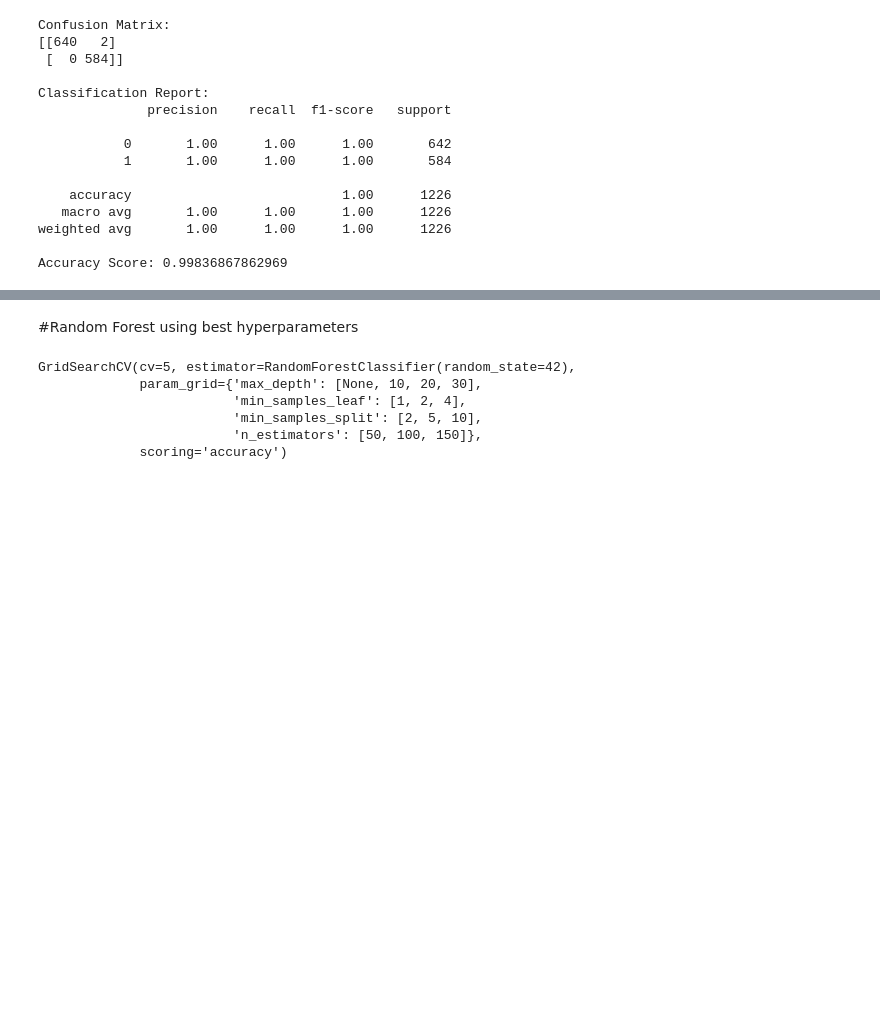
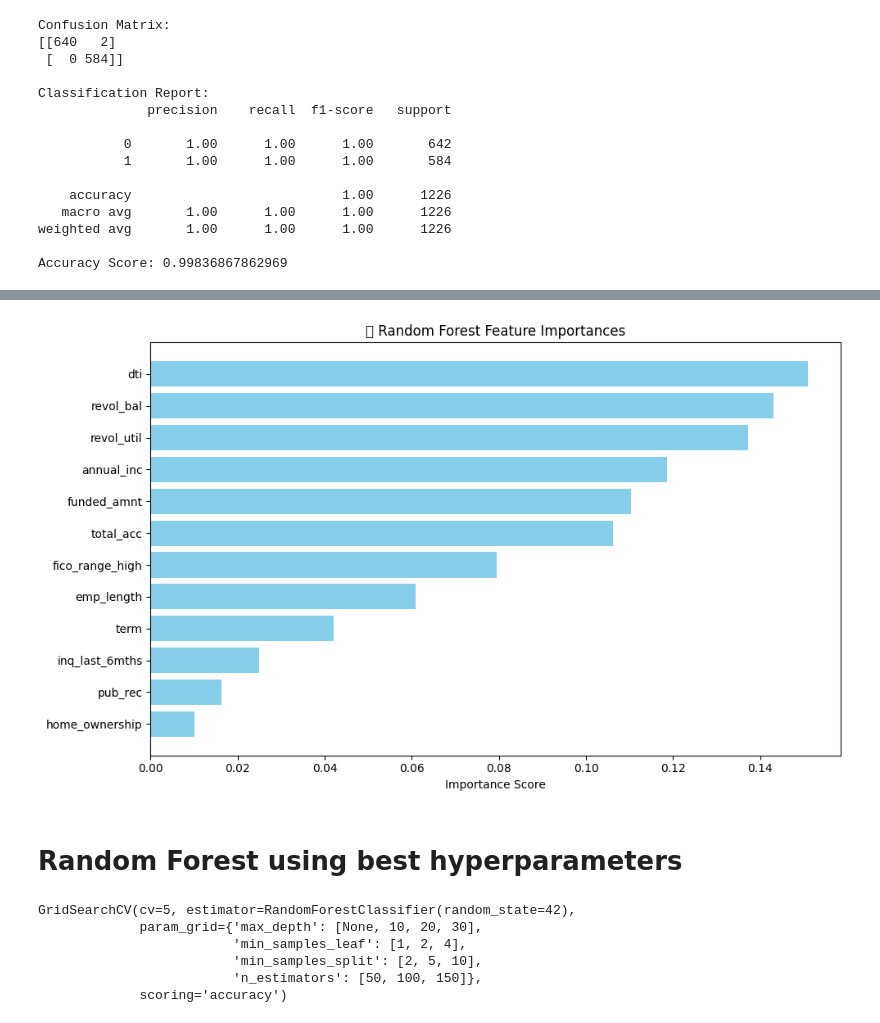
Before and after one commit to shawnjohn23/loan-risk-modeling, a Jupyter notebook: Resampling.ipynb, the cells around one changed output, grey strips where cells are left out. Drawn from its saved outputs; the diff is of its cells as text; code cells hidden in the pictures; blank space fills up the shorter version.

```diff
--- a/Resampling.ipynb
+++ b/Resampling.ipynb
@@ -233,5 +255,28 @@ Accuracy Score: 0.9951060358890701
+# %%
+# Pull feature importances from the trained model
+importances = rf_classifier.feature_importances_
+
+# Get feature names from your DataFrame
+feature_names = X.columns  # assuming X_df has imputed data with original column names
+
+# Create a sorted dataframe for easier plotting
+feature_importance_df = pd.DataFrame({
+    'Feature': feature_names,
+    'Importance': importances
+}).sort_values(by='Importance', ascending=False)
+
+# Plot it!
+plt.figure(figsize=(10, 6))
+plt.barh(feature_importance_df['Feature'], feature_importance_df['Importance'], color='skyblue')
+plt.gca().invert_yaxis()  # Highest importance at the top
+plt.xlabel('Importance Score')
+plt.title('🔍 Random Forest Feature Importances')
+plt.tight_layout()
+plt.show()
+# %% [output]
+[figure, added]
 # %% [markdown]
-#Random Forest using best hyperparameters
+# Random Forest using best hyperparameters
 # %%
 from sklearn.model_selection import GridSearchCV
 
```
Also changed, not shown: parts of 20 cells of this notebook, 7 other files.
